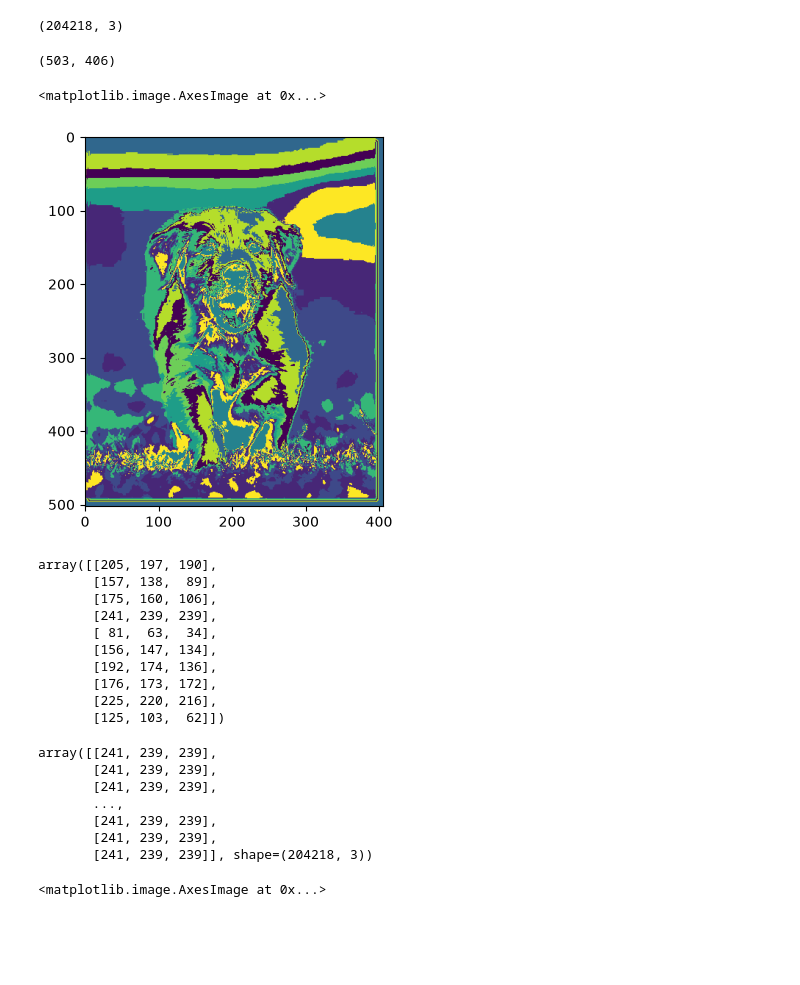
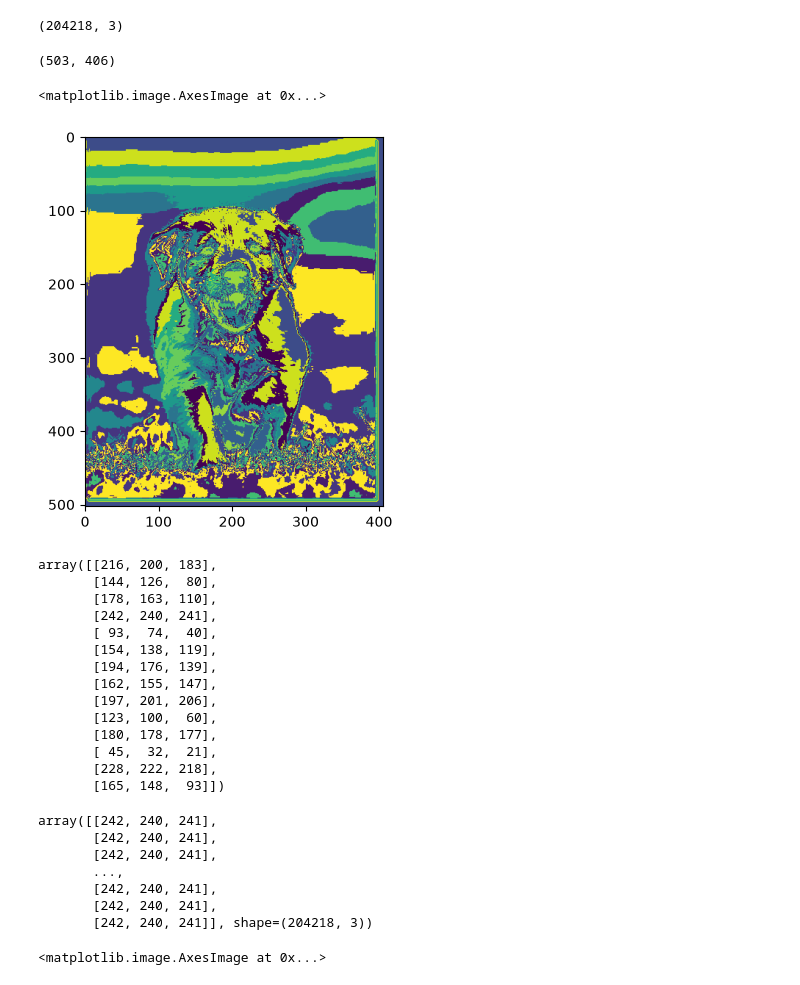
Before and after one commit to davids199005-oss/K-Mean_Clustering---Image-Quantization, a Jupyter notebook: main.ipynb, the cells around one changed output. Saved outputs shown, nothing was run; the diff lists cells and outputs as text; code cells hidden in the pictures; blank space fills up the shorter version.

```diff
--- a/main.ipynb
+++ b/main.ipynb
@@ -39,42 +39,46 @@ reshaped_image.shape
 # %%
 from sklearn.cluster import KMeans
 
-model = KMeans(n_clusters=10, random_state=42)
+model = KMeans(n_clusters=14, random_state=42)
 labels = model.fit_predict(reshaped_image)
 
 
 quantized_image = labels.reshape(h,w)
 print(quantized_image.shape)
 
 plt.imshow(quantized_image)
 # %% [output]
 (503, 406)
 <matplotlib.image.AxesImage at 0x...>
-[figure, old version]
+[figure, new version]
 # %%
 rgb_codes = model.cluster_centers_.round(0).astype(int)
 rgb_codes
 # %% [output]
-array([[205, 197, 190],
-       [157, 138,  89],
-       [175, 160, 106],
-       [241, 239, 239],
-       [ 81,  63,  34],
-       [156, 147, 134],
-       [192, 174, 136],
-       [176, 173, 172],
-       [225, 220, 216],
-       [125, 103,  62]])
+array([[216, 200, 183],
+       [144, 126,  80],
+       [178, 163, 110],
+       [242, 240, 241],
+       [ 93,  74,  40],
+       [154, 138, 119],
+       [194, 176, 139],
+       [162, 155, 147],
+       [197, 201, 206],
+       [123, 100,  60],
+       [180, 178, 177],
+       [ 45,  32,  21],
+       [228, 222, 218],
+       [165, 148,  93]])
 # %%
 rgb_codes[labels]
 # %% [output]
-array([[241, 239, 239],
-       [241, 239, 239],
-       [241, 239, 239],
+array([[242, 240, 241],
+       [242, 240, 241],
+       [242, 240, 241],
        ...,
-       [241, 239, 239],
-       [241, 239, 239],
-       [241, 239, 239]], shape=(204218, 3))
+       [242, 240, 241],
+       [242, 240, 241],
+       [242, 240, 241]], shape=(204218, 3))
 # %%
 quantized_image = np.array(rgb_codes[labels].reshape(h,w,c))
 plt.imshow(quantized_image)
```
